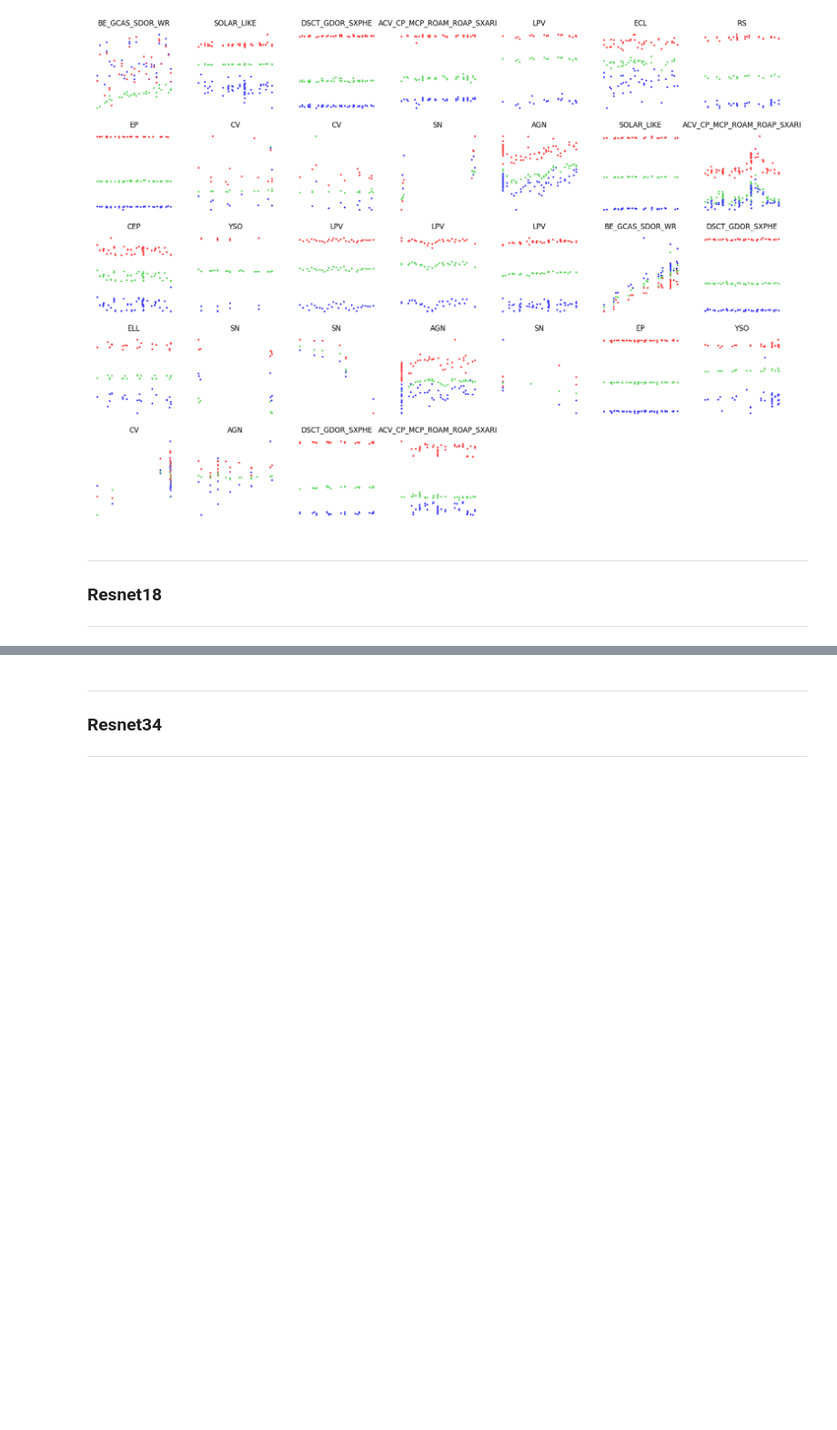
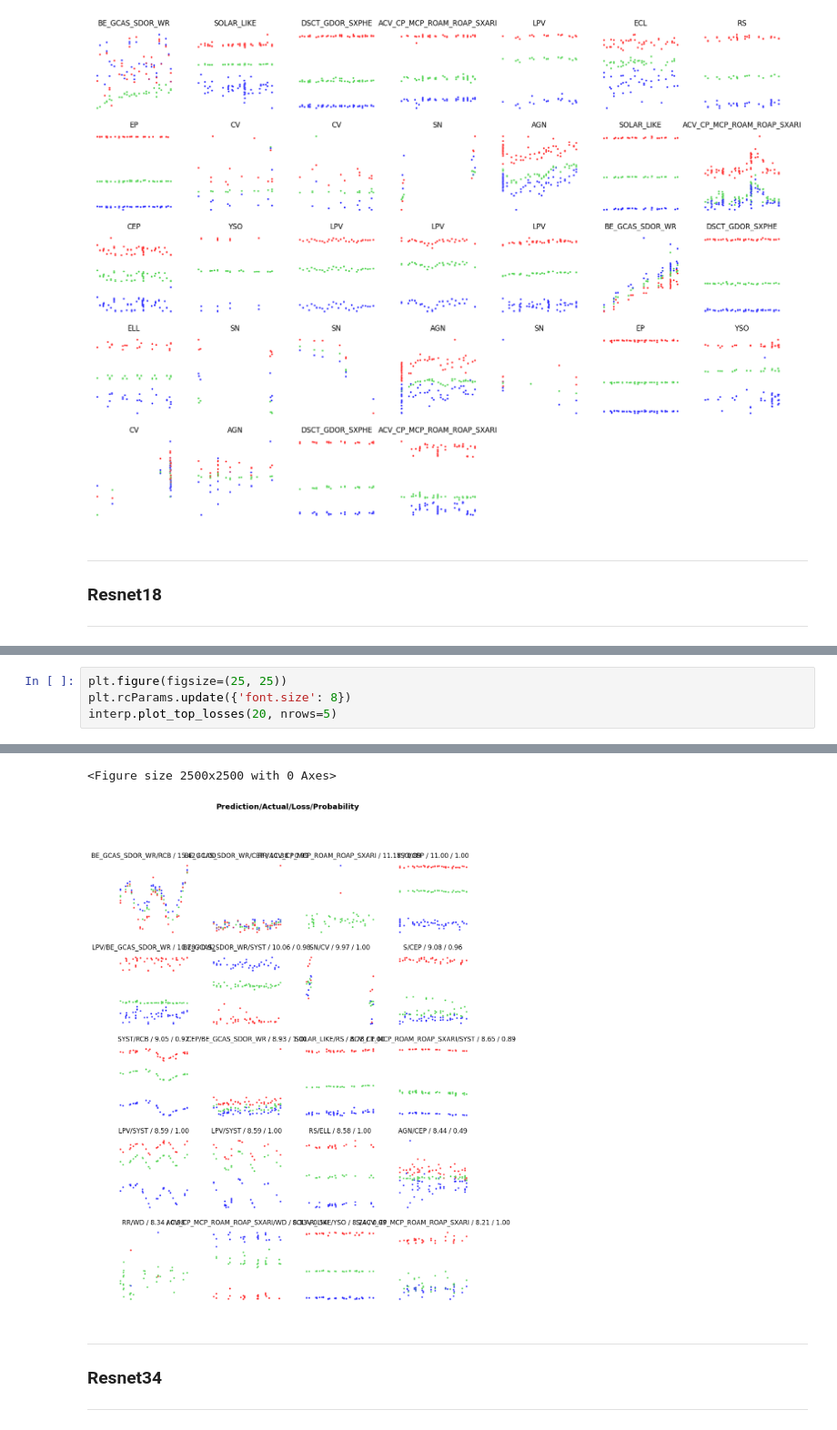
Before and after one commit to jduffy93/Gaia_variable_star_classification, a Jupyter notebook: model.ipynb, the cells around one changed output, grey strips where cells are left out. Shown at 91% size. Cells and saved outputs as stored; diff of their text form; blank space fills up the shorter version.

```diff
--- a/model.ipynb
+++ b/model.ipynb
@@ -335,0 +333,5 @@ interp.plot_top_losses(5, nrows=1)
+# %%
+plt.figure(figsize=(25, 25))
+plt.rcParams.update({'font.size': 8})
+interp.plot_top_losses(20, nrows=5)
+# %% [output]
@@ -336,3 +339,5 @@ interp.plot_top_losses(5, nrows=1)
+<Figure size 2500x2500 with 0 Axes>
+[figure, added]
 # %% [markdown]
 ---
 ### Resnet34
```
Also changed, not shown: parts of 4 cells of this notebook, 4 other files.
